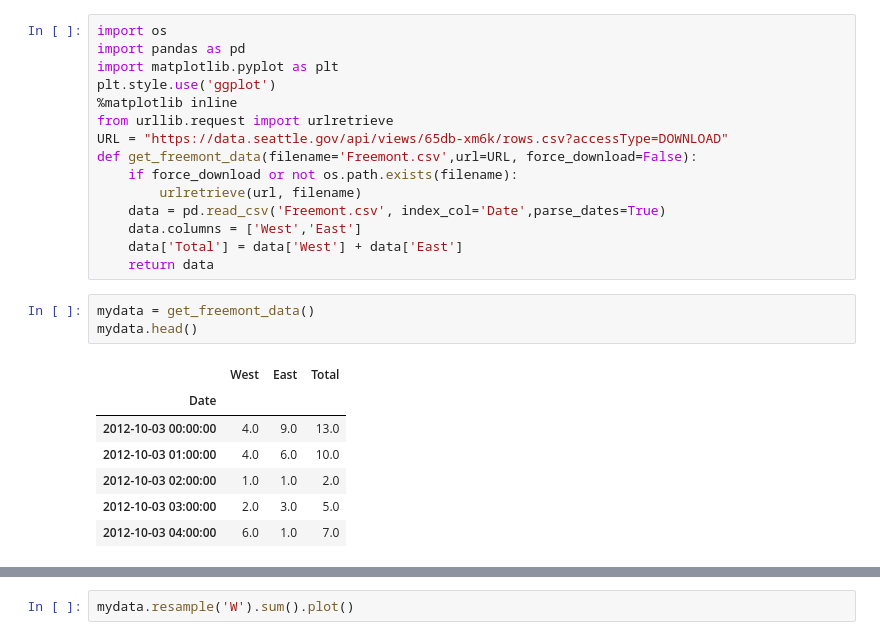
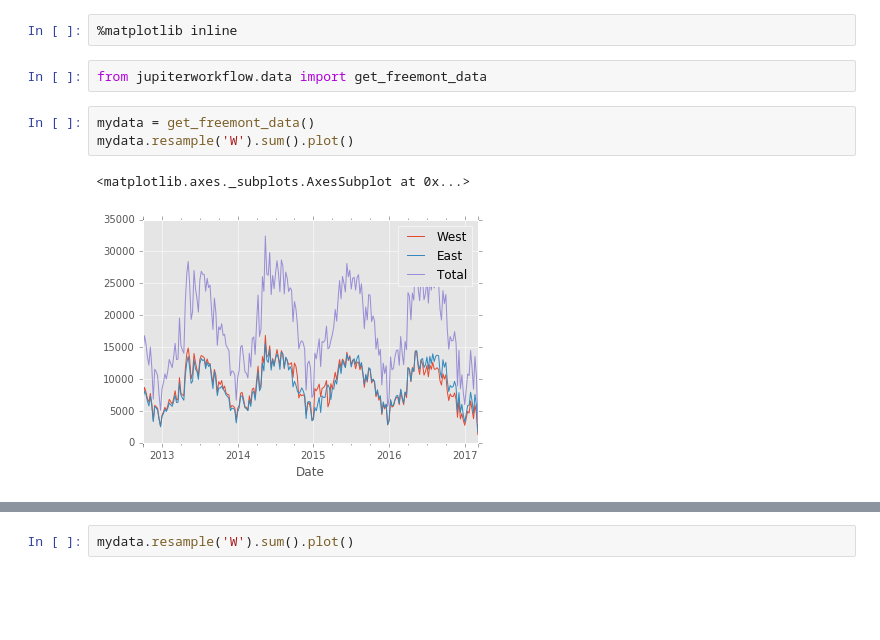
Before and after one commit to haliaga/JupiterWorkFlow, a Jupyter notebook: Freemont Bridge.ipynb, the cells around one changed output, grey strips where cells are left out. Drawn from its saved outputs; the diff is of its cells as text; blank space fills up the shorter version.

Commit message:
Move download to jupiterworkflow package

```diff
--- a/Freemont Bridge.ipynb
+++ b/Freemont Bridge.ipynb
@@ -1,26 +1,10 @@
-# %%
-import os
-import pandas as pd
-import matplotlib.pyplot as plt
-plt.style.use('ggplot')
-%matplotlib inline
-from urllib.request import urlretrieve
-URL = "https://data.seattle.gov/api/views/65db-xm6k/rows.csv?accessType=DOWNLOAD"
-def get_freemont_data(filename='Freemont.csv',url=URL, force_download=False):
-    if force_download or not os.path.exists(filename):
-        urlretrieve(url, filename)
-    data = pd.read_csv('Freemont.csv', index_col='Date',parse_dates=True)
-    data.columns = ['West','East']
-    data['Total'] = data['West'] + data['East']
-    return data
+# %%
+%matplotlib inline
+# %%
+from jupiterworkflow.data import get_freemont_data
 # %%
 mydata = get_freemont_data()
-mydata.head()
+mydata.resample('W').sum().plot()
 # %% [output]
-|  | West | East | Total |
-| Date |  |  |  |
-| 2012-10-03 00:00:00 | 4.0 | 9.0 | 13.0 |
-| 2012-10-03 01:00:00 | 4.0 | 6.0 | 10.0 |
-| 2012-10-03 02:00:00 | 1.0 | 1.0 | 2.0 |
-| 2012-10-03 03:00:00 | 2.0 | 3.0 | 5.0 |
-| 2012-10-03 04:00:00 | 6.0 | 1.0 | 7.0 |
+<matplotlib.axes._subplots.AxesSubplot at 0x...>
+[figure, added]
```
Also changed, not shown: parts of 3 cells of this notebook, 2 other files.
